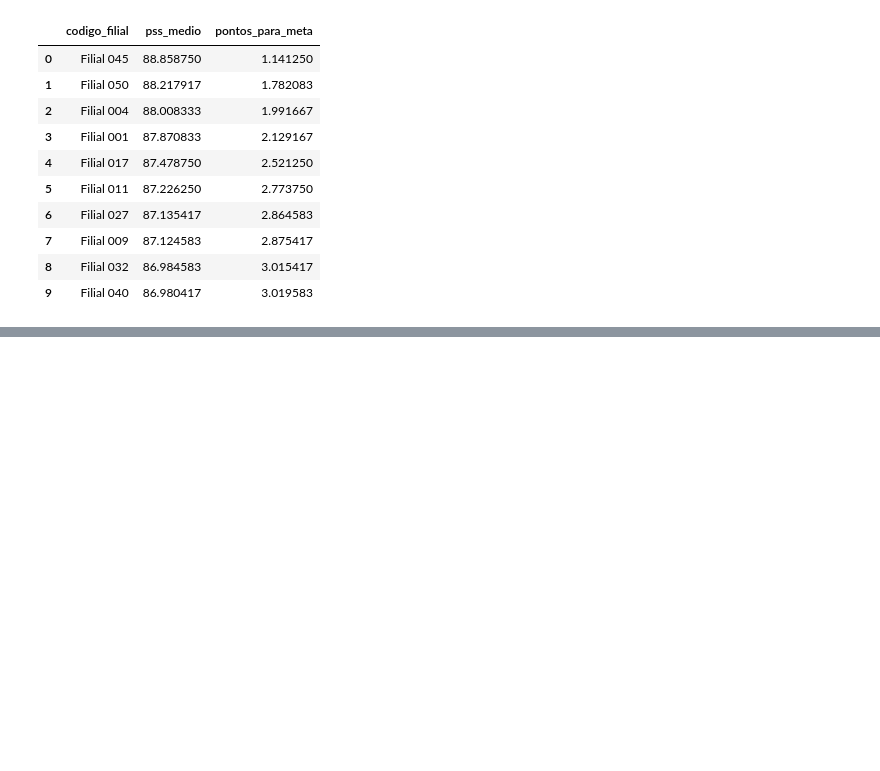
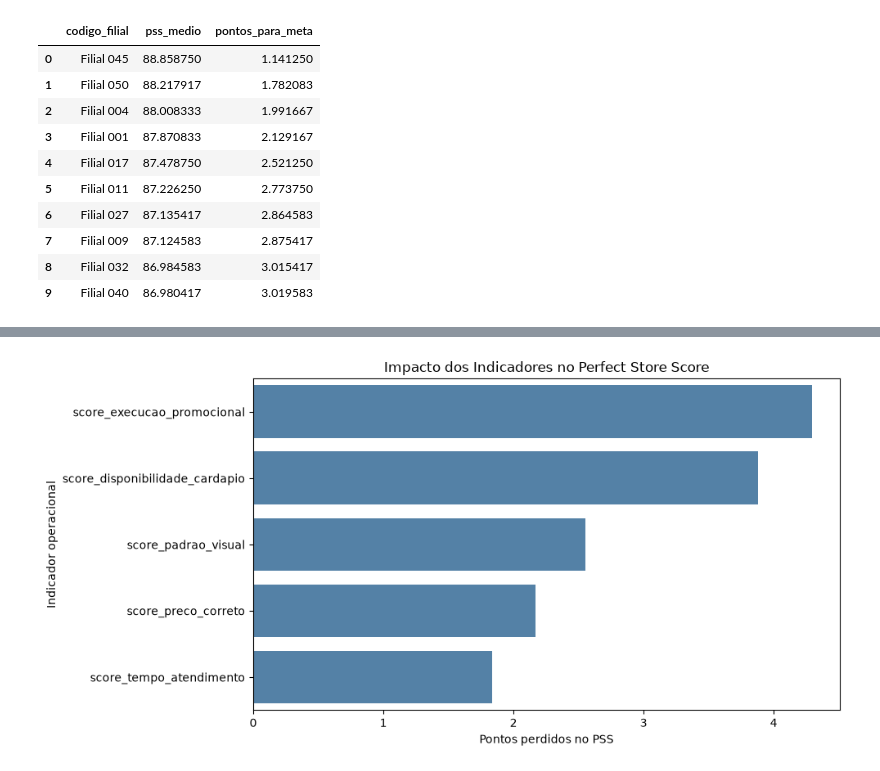
Before and after one commit to DanielDevCC26/perfect-store-analysis, a Jupyter notebook: notebooks/perfect_store_analysis.ipynb, the cells around one changed output, grey strips where cells are left out. Drawn from its saved outputs; the diff is of its cells as text; code cells hidden in the pictures; blank space fills up the shorter version.

```diff
--- a/notebooks/perfect_store_analysis.ipynb
+++ b/notebooks/perfect_store_analysis.ipynb
@@ -302,0 +326,21 @@ oportunidades[
+# %%
+# Calcular a perda ponderada de cada indicador
+impacto_indicadores = pd.DataFrame({
+    "score_medio": df[score_cols].mean(),
+    "peso": pd.Series(pesos)
+})
+
+# Calcular os pontos perdidos em relação ao score máximo
+impacto_indicadores["pontos_perdidos"] = (
+    (100 - impacto_indicadores["score_medio"])
+    * impacto_indicadores["peso"]
+)
+
+# Ordenar os indicadores pelo maior impacto negativo
+impacto_indicadores = impacto_indicadores.sort_values(
+    by="pontos_perdidos",
+    ascending=False
+)
+
+# Visualizar os resultados
+impacto_indicadores.round(2)
@@ -302,0 +354,21 @@ oportunidades[
+# %%
+# Criar gráfico de barras dos pontos perdidos por indicador
+plt.figure(figsize=(10, 5))
+
+sns.barplot(
+    data=impacto_indicadores.reset_index(),
+    x="pontos_perdidos",
+    y="index",
+    color="steelblue"
+)
+
+# Configurar títulos e eixos
+plt.title("Impacto dos Indicadores no Perfect Store Score")
+plt.xlabel("Pontos perdidos no PSS")
+plt.ylabel("Indicador operacional")
+
+# Ajustar o layout e exibir o gráfico
+plt.tight_layout()
+plt.show()
+# %% [output]
+[figure, added]
```
Also changed, not shown: parts of 3 cells of this notebook.
